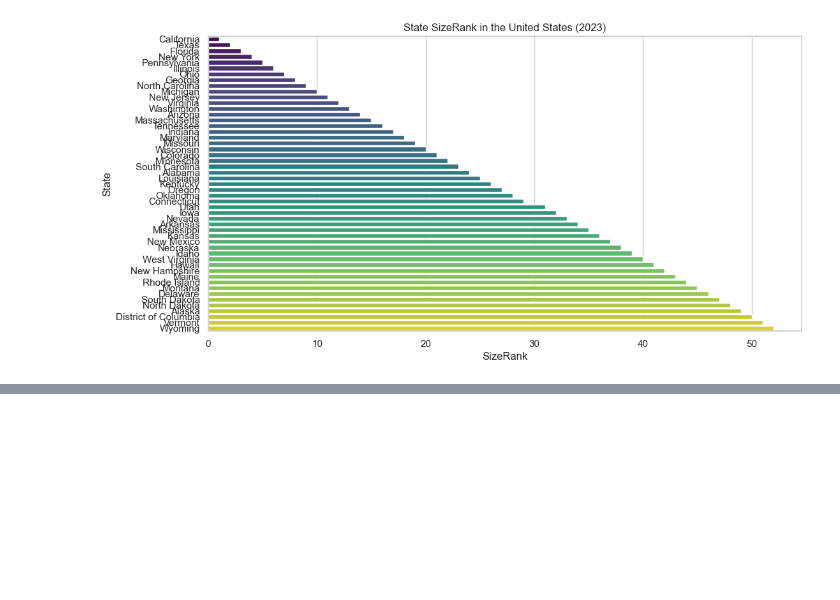
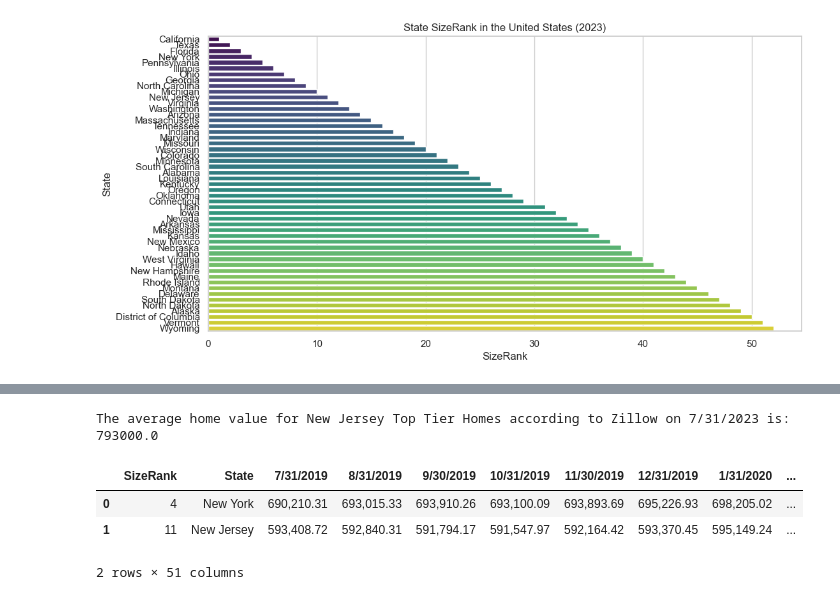
Before and after one commit to guzmanwolfrank/Data, a Jupyter notebook: SQL Zillow/ZillowProject.ipynb, the cells around one changed output, grey strips where cells are left out. Saved outputs shown, nothing was run; the diff lists cells and outputs as text; code cells hidden in the pictures; blank space fills up the shorter version.

```diff
--- a/SQL Zillow/ZillowProject.ipynb
+++ b/SQL Zillow/ZillowProject.ipynb
@@ -264,0 +316,37 @@ plt.show()
+# %%
+
+
+# Define the SQL query to calculate the average
+query = """
+SELECT AVG("7/31/2023") AS average_value
+FROM zillow_data
+WHERE State = 'New Jersey';
+"""
+
+# Execute the SQL query
+cursor = con.execute(query)
+result = cursor.fetchone()
+
+# Close the database connection
+#con.close()
+
+# Print the average value
+average_value = result[0]
+print(f"The average home value for New Jersey Top Tier Homes according to Zillow on 7/31/2023 is: {average_value*1000}")
+# %% [output]
+The average home value for New Jersey Top Tier Homes according to Zillow on 7/31/2023 is: 793000.0
+# %%
+query8 = """
+SELECT *
+FROM zillow_data
+WHERE (State = 'New York' OR State = 'New Jersey')
+  AND "7/31/2018" <= "7/31/2023";
+"""
+filtered_df = pd.read_sql_query(query8, con)
+
+display(filtered_df)
+# %% [output]
+|  | SizeRank | State | 7/31/2019 | 8/31/2019 | 9/30/2019 | 10/31/2019 | 11/30/2019 | 12/31/2019 | 1/31/2020 | ... |
+| 0 | 4 | New York | 690,210.31 | 693,015.33 | 693,910.26 | 693,100.09 | 693,893.69 | 695,226.93 | 698,205.02 | ... |
+| 1 | 11 | New Jersey | 593,408.72 | 592,840.31 | 591,794.17 | 591,547.97 | 592,164.42 | 593,370.45 | 595,149.24 | ... |
+2 rows × 51 columns
```
Also changed, not shown: parts of 5 cells of this notebook.
